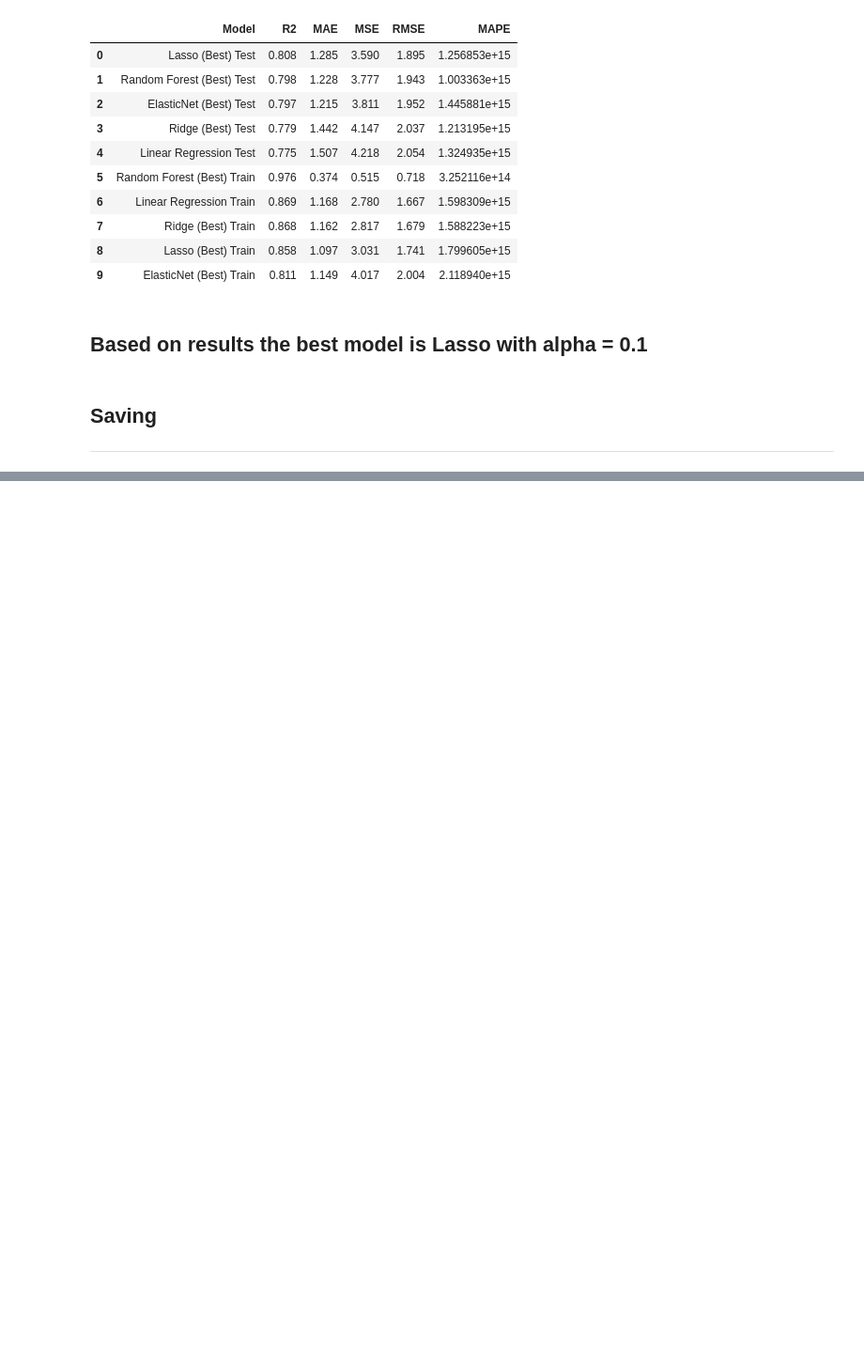
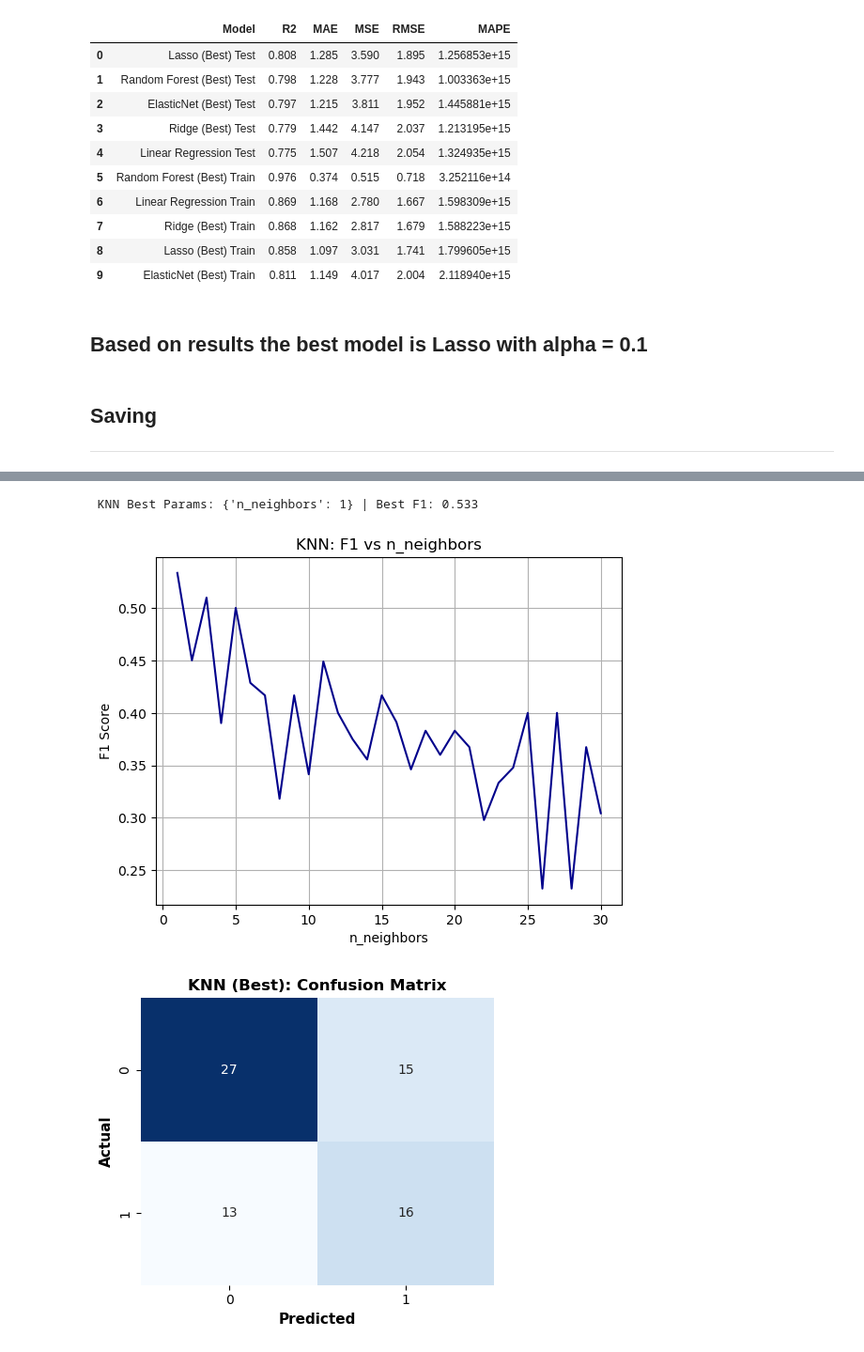
Before and after one commit to levtitanyan/student-performance-ml, a Jupyter notebook: notebooks/03_modeling.ipynb, the cells around one changed output, grey strips where cells are left out. Shown at 94% size. Cells and saved outputs as stored; diff of their text form; code cells hidden in the pictures; blank space fills up the shorter version.

```diff
--- a/notebooks/03_modeling.ipynb
+++ b/notebooks/03_modeling.ipynb
@@ -171,0 +210,9 @@ Dataset saved to: /Users/titanyanlev/student-performance-ml-1/outputs/reports/re
+# %%
+# ---------------------- KNN ----------------------
+knn_model, knn_params, knn_f1_plot = find_optimal_classification_params("KNN", X_train_clf, y_train_clf, X_test_clf, y_test_clf)
+results_clf = evaluate_classifier(knn_model, X_train_clf, X_test_clf, y_train_clf, y_test_clf, "KNN (Best)", results_clf)
+knn_cm_plot = plot_confusion_matrix(knn_model, X_test_clf, y_test_clf, "KNN (Best)")
+# %% [output]
+ KNN Best Params: {'n_neighbors': 1} | Best F1: 0.533
+[figure, added]
+[figure, added]
```
Also changed, not shown: parts of 14 cells of this notebook, 13 other files.
